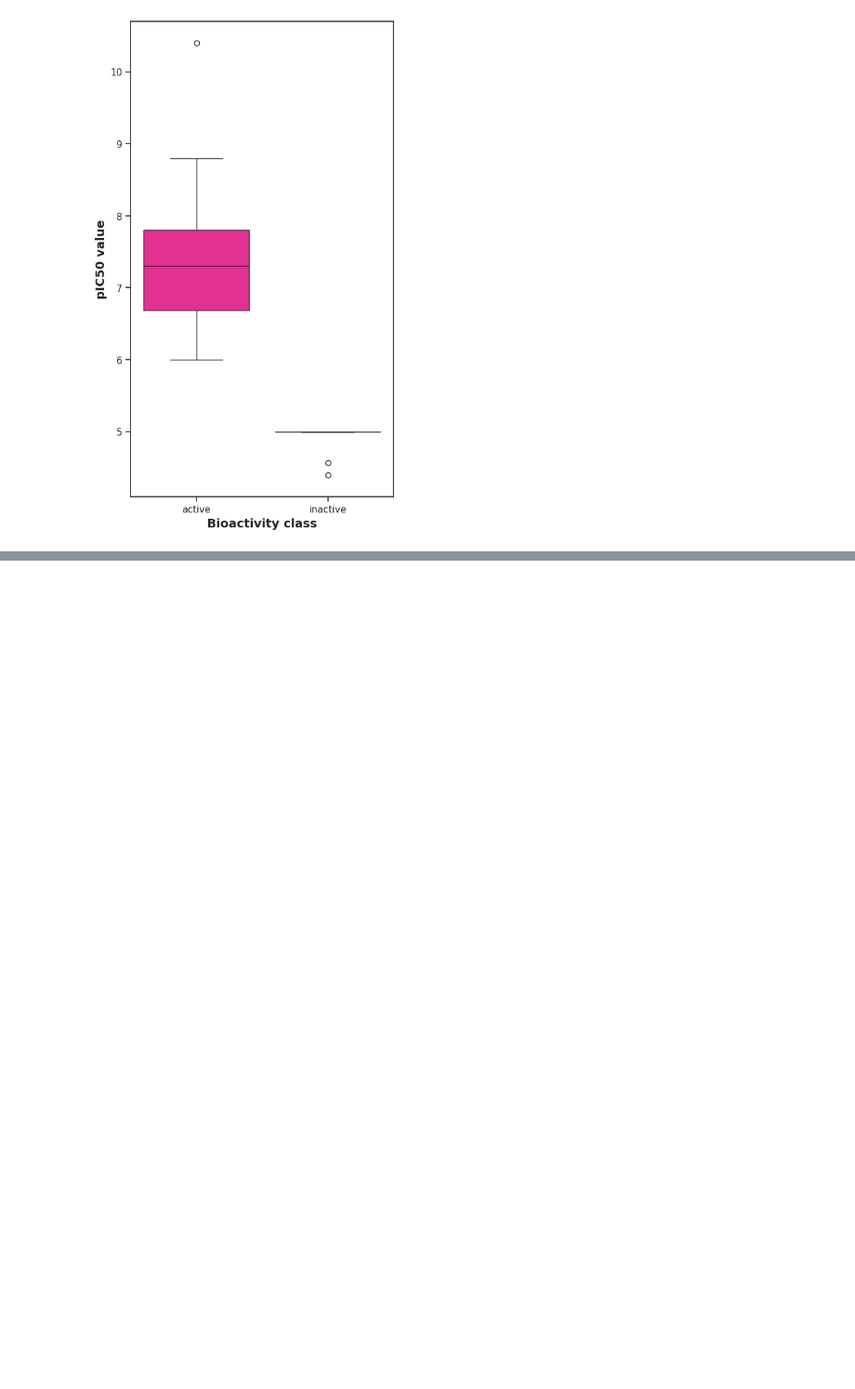
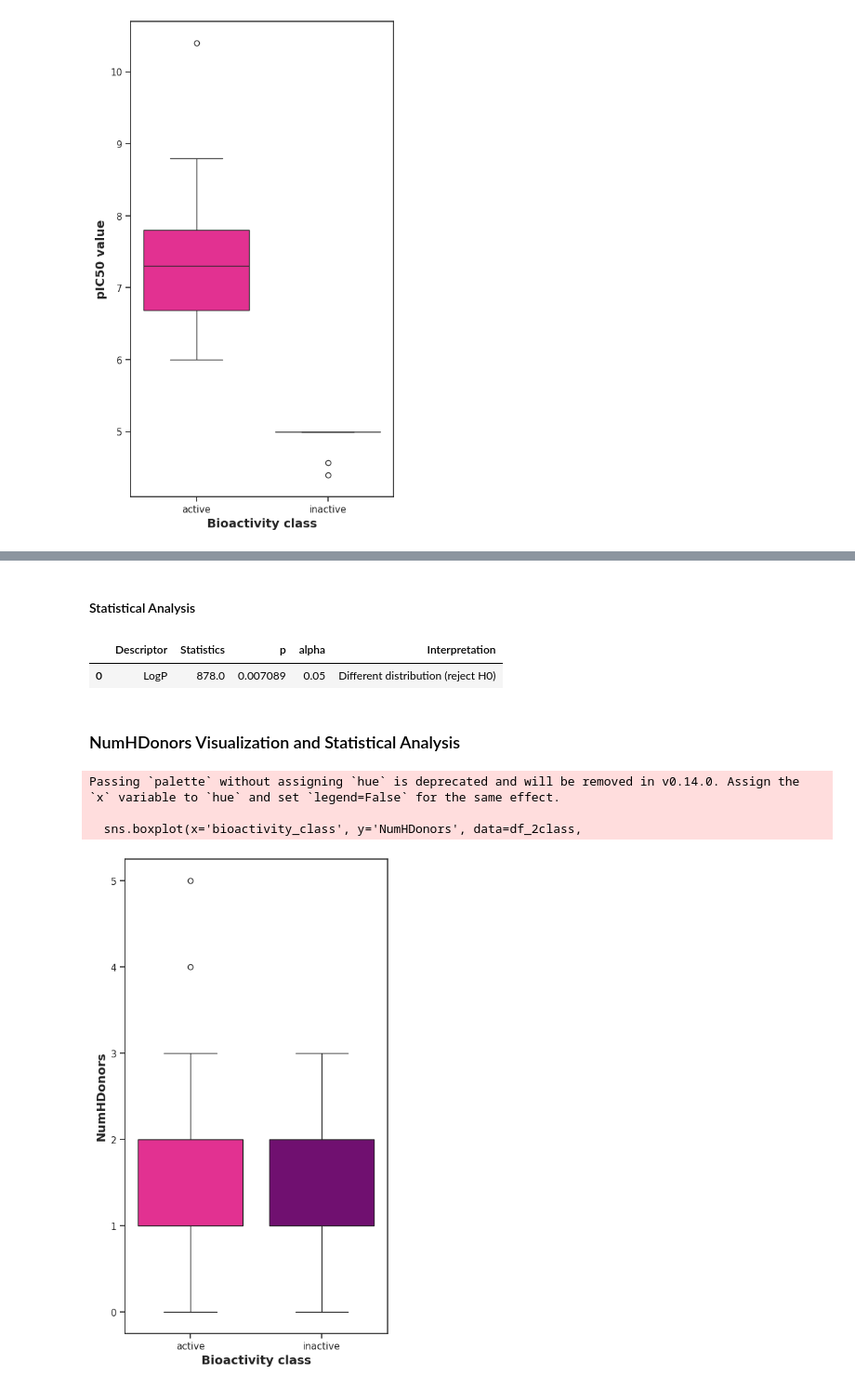
Before and after one commit to samservo09/bioinformatics-bipolar-drug-discovery, a Jupyter notebook: 2-eda.ipynb, the cells around one changed output, grey strips where cells are left out. Shown at 93% size. Saved outputs shown, nothing was run; the diff lists cells and outputs as text; code cells hidden in the pictures; blank space fills up the shorter version.

```diff
--- a/2-eda.ipynb
+++ b/2-eda.ipynb
@@ -476,0 +626,31 @@ Passing `palette` without assigning `hue` is deprecated and will be removed in v
+# %% [markdown]
+#### Statistical Analysis
+# %%
+mannwhitney('LogP')
+# %% [output]
+|  | Descriptor | Statistics | p | alpha | Interpretation |
+| 0 | LogP | 878.0 | 0.007089 | 0.05 | Different distribution (reject H0) |
+# %% [markdown]
+### NumHDonors Visualization and Statistical Analysis
+# %%
+# NumHDonors box plot
+import seaborn as sns
+import matplotlib.pyplot as plt
+
+plt.figure(figsize=(5.5, 10))
+
+# Define a custom color palette
+custom_palette = {'active': 'deeppink', 'inactive': 'purple'}
+
+sns.boxplot(x='bioactivity_class', y='NumHDonors', data=df_2class,
+            palette=custom_palette)  # Apply the custom palette
+
+plt.xlabel('Bioactivity class', fontsize=14, fontweight='bold')
+plt.ylabel('NumHDonors', fontsize=14, fontweight='bold')
+
+plt.savefig('boxplot_NumHDonors.pdf')
+# %% [output]
+Passing `palette` without assigning `hue` is deprecated and will be removed in v0.14.0. Assign the `x` variable to `hue` and set `legend=False` for the same effect.
+
+  sns.boxplot(x='bioactivity_class', y='NumHDonors', data=df_2class,
+[figure, added]
```
Also changed, not shown: parts of 37 cells of this notebook.
